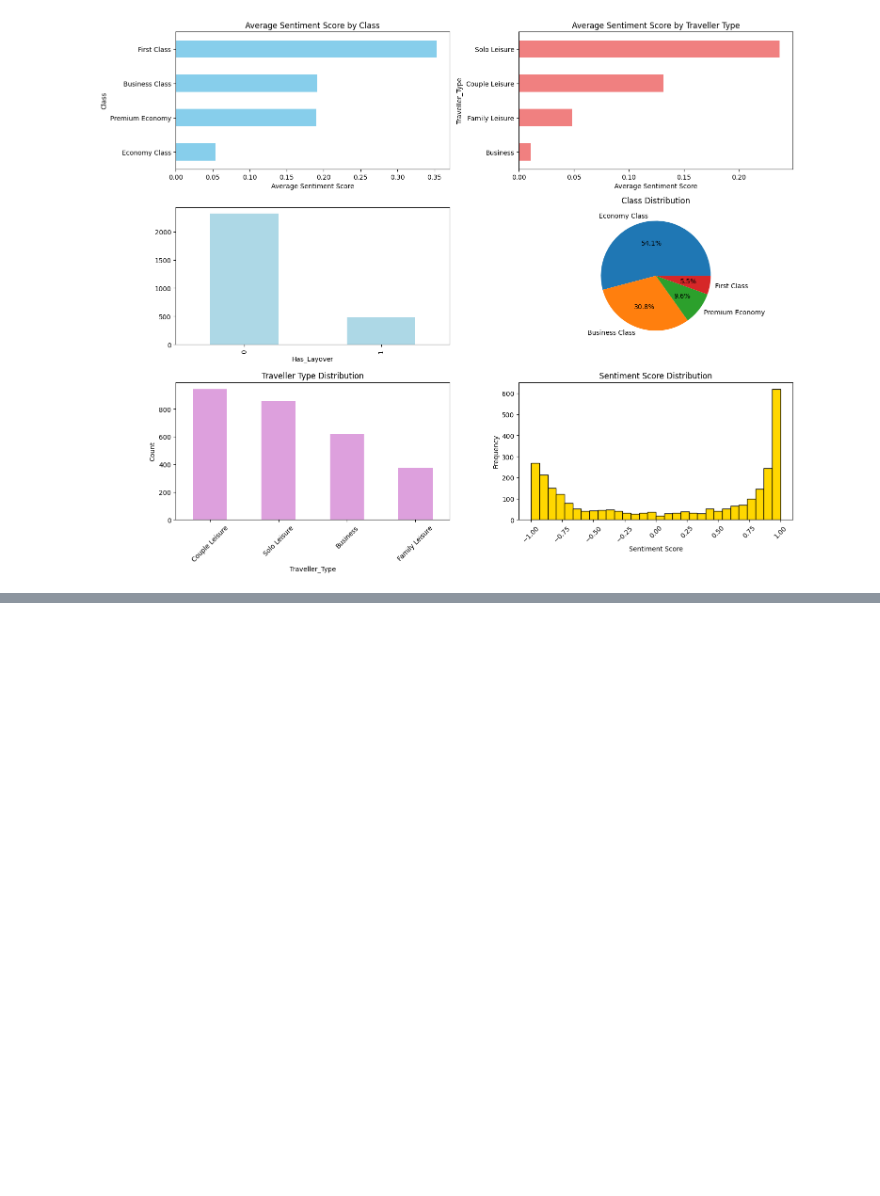
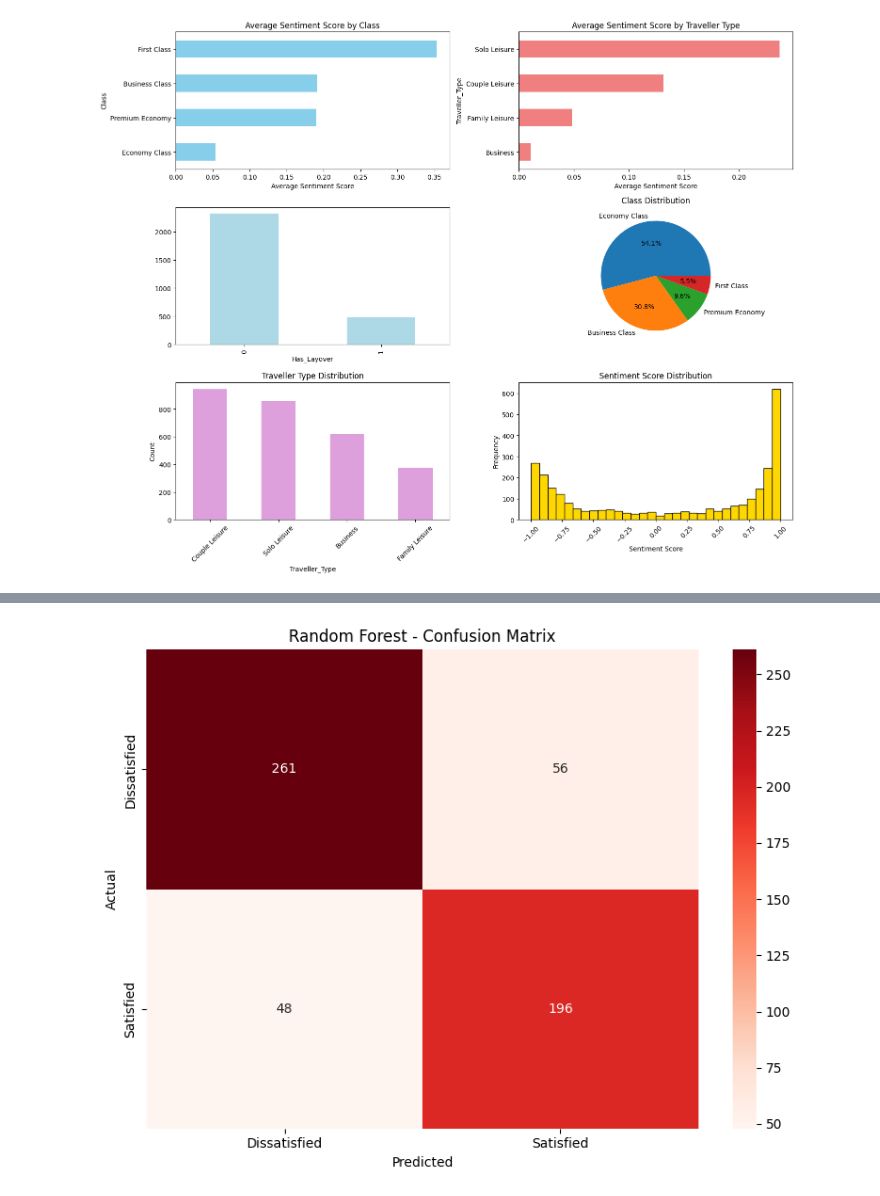
Before and after one commit to seiftarek158/ACL2, a Jupyter notebook: Submission/Finalised_version/submission_1.ipynb, the cells around one changed output, grey strips where cells are left out. Cells and saved outputs as stored; diff of their text form; code cells hidden in the pictures; blank space fills up the shorter version.

```diff
--- a/Submission/Finalised_version/submission_1.ipynb
+++ b/Submission/Finalised_version/submission_1.ipynb
@@ -1369,0 +1359,3 @@ plt.sca(axes)
+# %%
+label_encoder = LabelEncoder()
+asr['Route_Standardized'] = label_encoder.fit_transform(asr['Route_Standardized'])
@@ -1369,0 +1463,29 @@ plt.sca(axes)
+# %%
+# Train Random Forest Classifier
+print("Training Random Forest Classifier...")
+rf_model = RandomForestClassifier(
+    n_estimators=100,
+    max_depth=10,
+    min_samples_split=10,
+    min_samples_leaf=5,
+    random_state=42,
+    n_jobs=-1
+)
+
+rf_model.fit(X_train, y_train)
+print("Training completed!")
+
+# Make predictions
+y_pred_rf = rf_model.predict(X_test)
+
+# Evaluate the model
+print("\n" + "="*60)
+print("RANDOM FOREST CLASSIFIER - RESULTS")
+print("="*60)
+print(f"\nAccuracy:  {accuracy_score(y_test, y_pred_rf):.4f}")
+print(f"Precision: {precision_score(y_test, y_pred_rf):.4f}")
+print(f"Recall:    {recall_score(y_test, y_pred_rf):.4f}")
+print(f"F1-Score:  {f1_score(y_test, y_pred_rf):.4f}")
+
+print("\nClassification Report:")
+print(classification_report(y_test, y_pred_rf, target_names=['Dissatisfied', 'Satisfied']))
@@ -1369,0 +1542,14 @@ plt.sca(axes)
+# %%
+# Confusion Matrix for Random Forest
+cm_rf = confusion_matrix(y_test, y_pred_rf)
+plt.figure(figsize=(8, 6))
+sns.heatmap(cm_rf, annot=True, fmt='d', cmap='Reds',
+            xticklabels=['Dissatisfied', 'Satisfied'],
+            yticklabels=['Dissatisfied', 'Satisfied'])
+plt.ylabel('Actual')
+plt.xlabel('Predicted')
+plt.title('Random Forest - Confusion Matrix')
+plt.tight_layout()
+plt.show()
+# %% [output]
+[figure, added]
```
Also changed, not shown: parts of 30 cells of this notebook.
